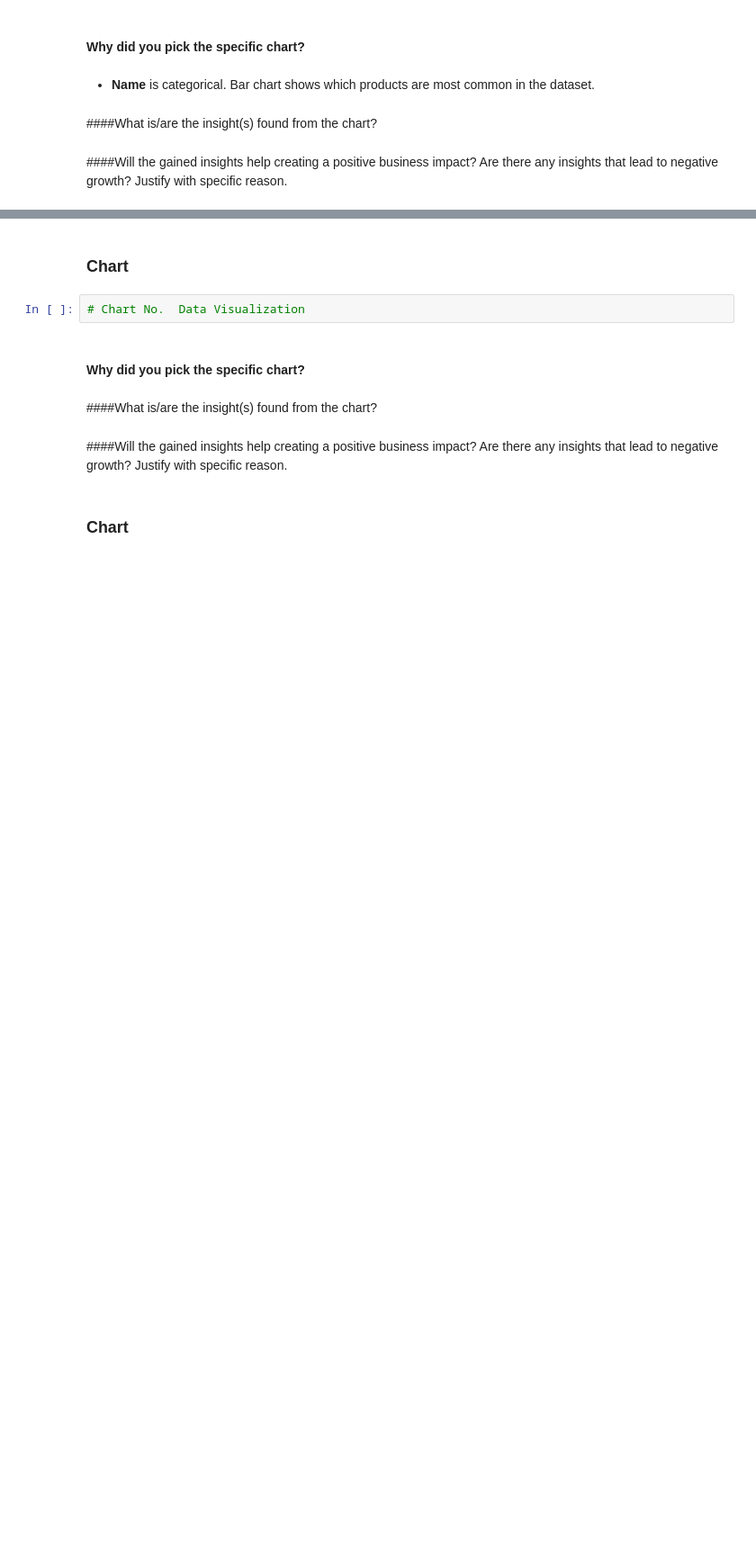
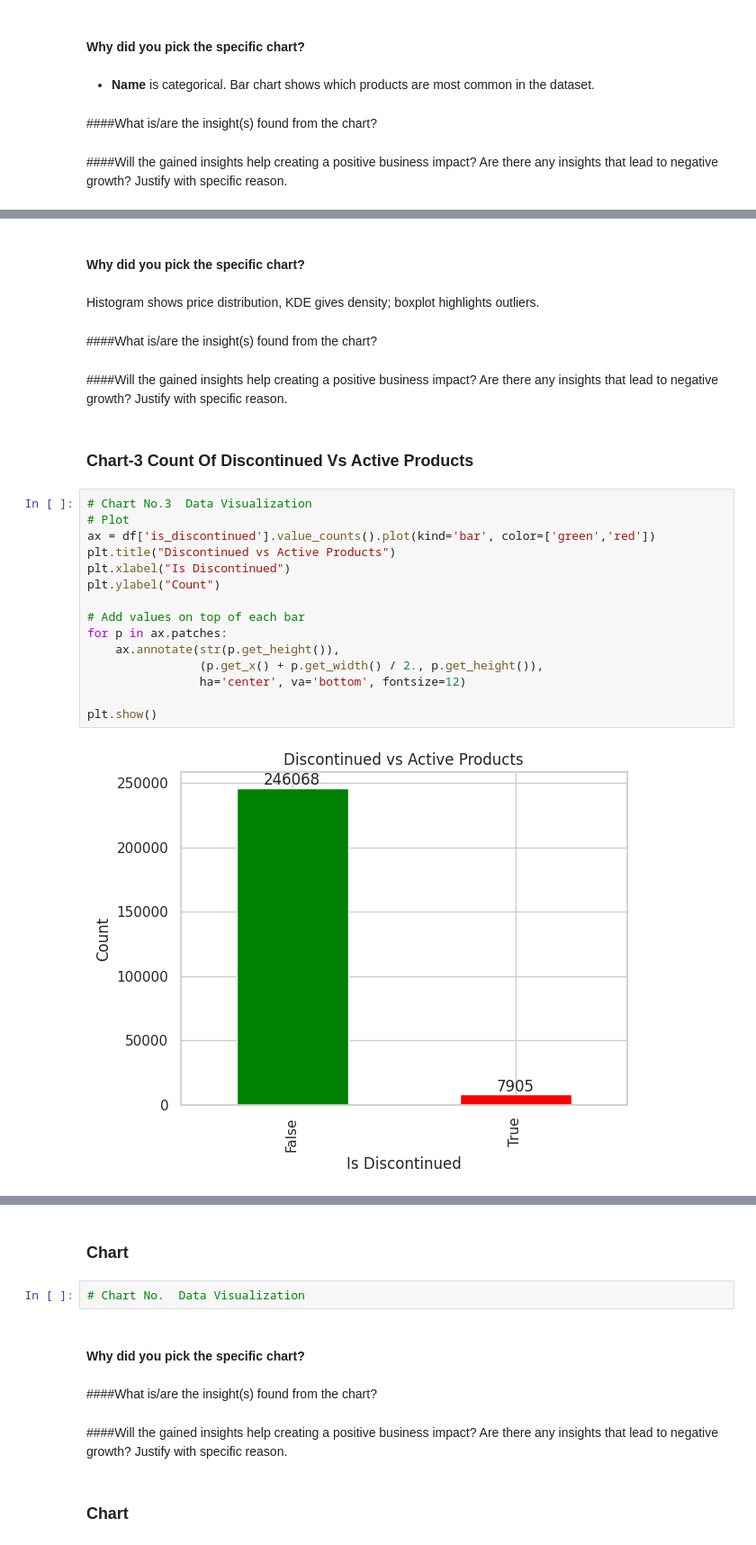
Before and after one commit to Sagarjain93/Pharma_Medicines, a Jupyter notebook: Pharma_medicines.ipynb, the cells around one changed output, grey strips where cells are left out. Shown: that part at 90% size. Cells and saved outputs as stored; diff of their text form; blank space fills up the shorter version.

```diff
--- a/Pharma_medicines.ipynb
+++ b/Pharma_medicines.ipynb
@@ -429,0 +433,28 @@ Are there any insights that lead to negative growth? Justify with specific reaso
+# %% [markdown]
+#### Why did you pick the specific chart?
+# %% [markdown]
+Histogram shows price distribution, KDE gives density; boxplot highlights outliers.
+# %% [markdown]
+####What is/are the insight(s) found from the chart?
+# %% [markdown]
+####Will the gained insights help creating a positive business impact?
+Are there any insights that lead to negative growth? Justify with specific reason.
+# %% [markdown]
+### Chart-3 Count Of Discontinued Vs Active Products
+# %%
+# Chart No.3  Data Visualization
+# Plot
+ax = df['is_discontinued'].value_counts().plot(kind='bar', color=['green','red'])
+plt.title("Discontinued vs Active Products")
+plt.xlabel("Is Discontinued")
+plt.ylabel("Count")
+
+# Add values on top of each bar
+for p in ax.patches:
+    ax.annotate(str(p.get_height()),
+                (p.get_x() + p.get_width() / 2., p.get_height()),
+                ha='center', va='bottom', fontsize=12)
+
+plt.show()
+# %% [output]
+[figure, added]
```
Also changed, not shown: parts of 75 cells of this notebook.
